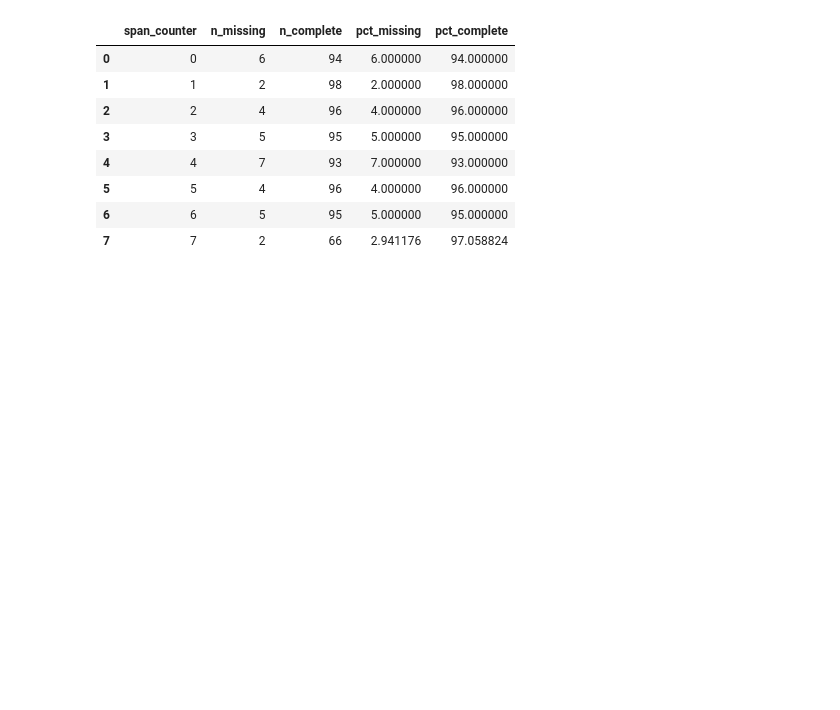
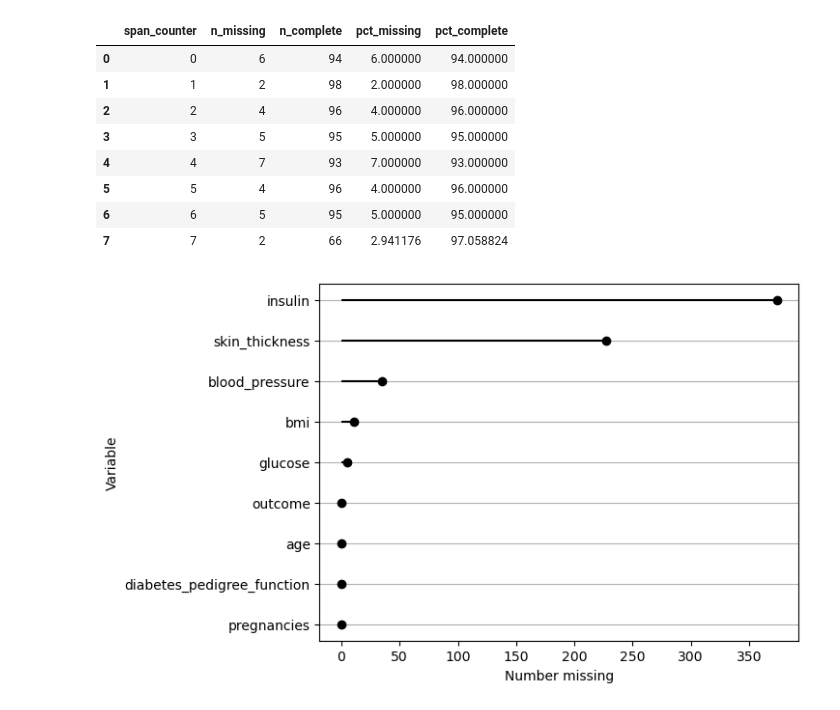
Before and after one commit to fenilenvinileno97/missing-values, a Jupyter notebook: notebooks/missing-library.ipynb, the cells around one changed output. Drawn from its saved outputs; the diff is of its cells as text; code cells hidden in the pictures; blank space fills up the shorter version.

Commit message:
Slight modifications in missing-library and exploration notebooks

```diff
--- a/notebooks/missing-library.ipynb
+++ b/notebooks/missing-library.ipynb
@@ -246,3 +264,7 @@ df.missing.missing_variable_span(variable='blood_pressure', span_every=100)
 | 5 | 5 | 4 | 96 | 4.000000 | 96.000000 |
 | 6 | 6 | 5 | 95 | 5.000000 | 95.000000 |
 | 7 | 7 | 2 | 66 | 2.941176 | 97.058824 |
+# %%
+df.missing.missing_variable_plot()
+# %% [output]
+[figure, added]
```
Also changed, not shown: parts of 6 cells of this notebook, 1 other file.
